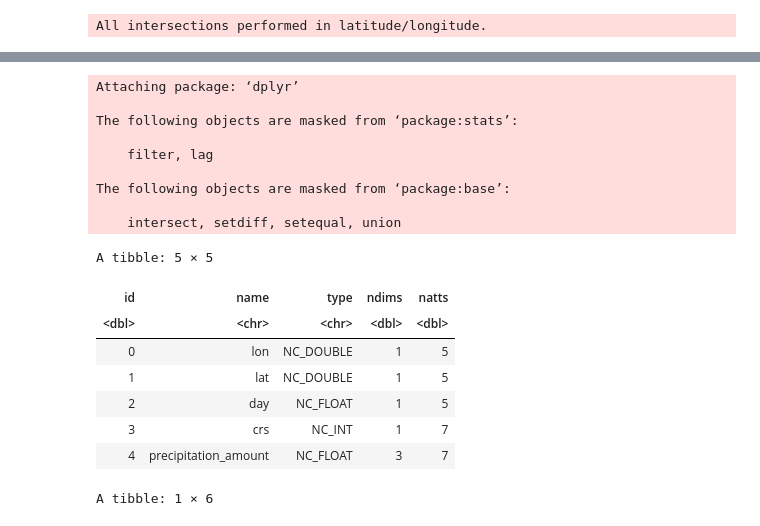
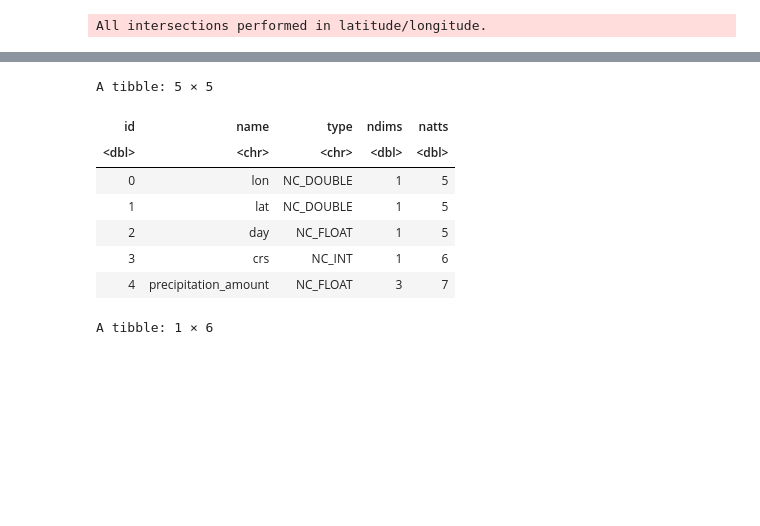
Before and after one commit to dblodgett-usgs/si_docker_jupyter_training, a Jupyter notebook: workspace/get_hydro_data.ipynb, the cells around one changed output, grey strips where cells are left out. Saved outputs shown, nothing was run; the diff lists cells and outputs as text; code cells hidden in the pictures; blank space fills up the shorter version.

```diff
--- a/workspace/get_hydro_data.ipynb
+++ b/workspace/get_hydro_data.ipynb
@@ -42,10 +34,12 @@ A data.frame: 32 × 8
 # %% [markdown]
 Copy and paste a "site_no" value below.
 # %%
-site <- "05428500"
+site <- "04231600"
 
 subset_gpkg <- file.path("temp_data", paste0(site, "_hydrography.gpkg"))
 
 site_meta <- dataRetrieval::readNWISsite(site)
 
 site_meta <- st_as_sf(site_meta, coords = c("dec_long_va", "dec_lat_va"), crs = 4326)
+
+print(site_meta)
@@ -99,32 +111,23 @@ plot(q$dateTime, q$X_00060_00000, pch = ".")
 # %%
 library(intersectr)
 library(dplyr)
 library(RNetCDF)
 
 analysis_projection <- "+init=epsg:5070"
 catchment <- catchment %>%
   st_transform(analysis_projection)
 
-nc_source <- "http://thredds.northwestknowledge.net:8080/thredds/dodsC/MET/pr/pr_2018.nc"
+nc_source <- "http://thredds.northwestknowledge.net:8080/thredds/dodsC/MET/pr/pr_2017.nc"
 nc <- open.nc(nc_source)
 (nc_var <- ncmeta::nc_vars(nc))
 # %% [output]
-Attaching package: ‘dplyr’
-
-The following objects are masked from ‘package:stats’:
-
-    filter, lag
-
-The following objects are masked from ‘package:base’:
-
-    intersect, setdiff, setequal, union
+A tibble: 5 × 5
-A tibble: 5 × 5
 | id | name | type | ndims | natts |
 | <dbl> | <chr> | <chr> | <dbl> | <dbl> |
 | 0 | lon | NC_DOUBLE | 1 | 5 |
 | 1 | lat | NC_DOUBLE | 1 | 5 |
 | 2 | day | NC_FLOAT | 1 | 5 |
-| 3 | crs | NC_INT | 1 | 7 |
+| 3 | crs | NC_INT | 1 | 6 |
 | 4 | precipitation_amount | NC_FLOAT | 3 | 7 |
 # %%
 variable_name <- "precipitation_amount"
```
Also changed, not shown: parts of 7 cells of this notebook, 3 other files.
